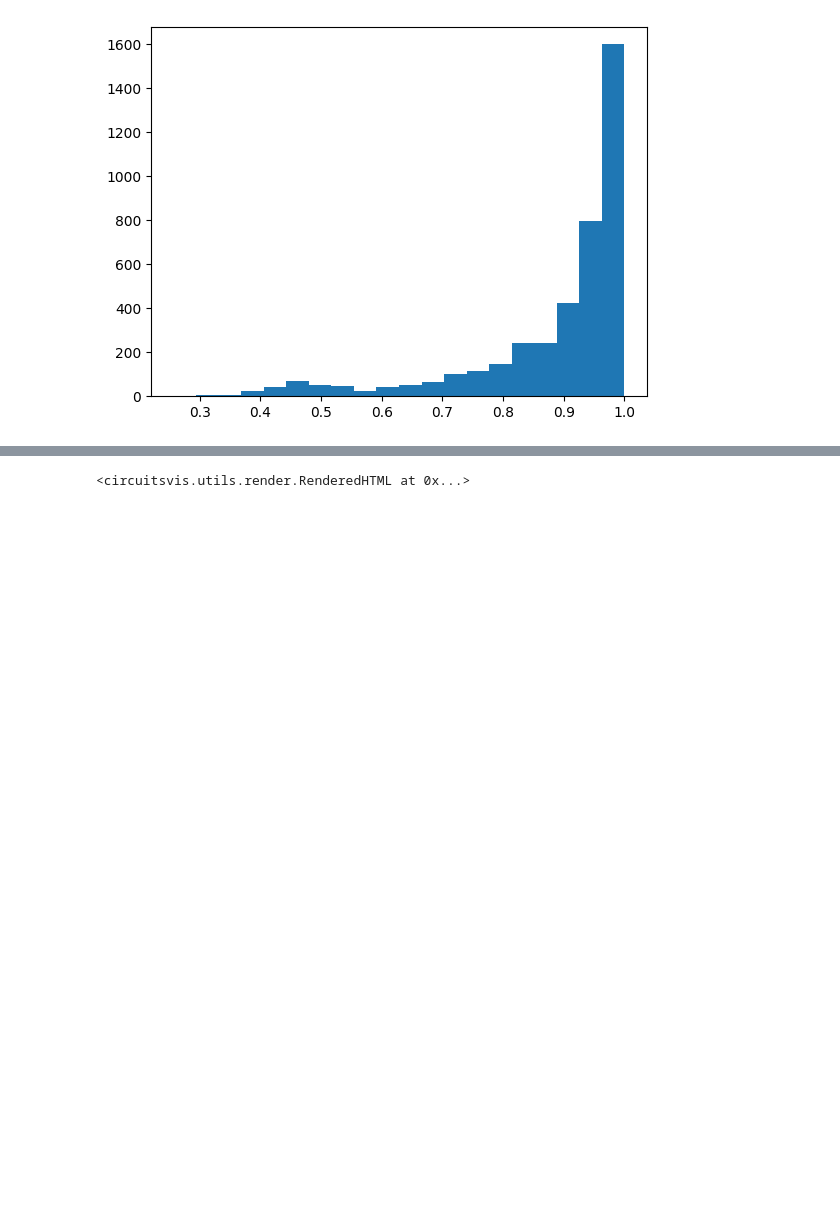
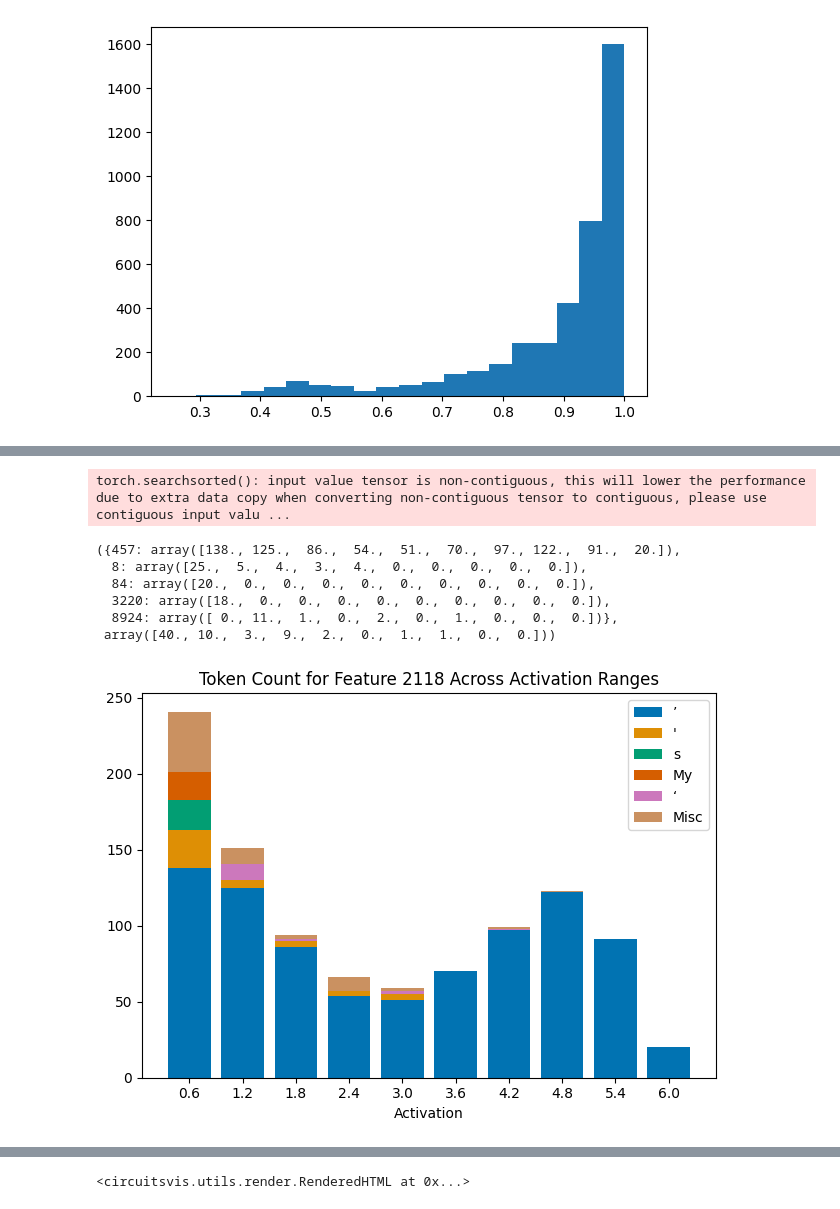
Before and after one commit to migerovitch/sparse_coding, a Jupyter notebook: case_studies.ipynb, the cells around one changed output, grey strips where cells are left out. Saved outputs shown, nothing was run; the diff lists cells and outputs as text; code cells hidden in the pictures; blank space fills up the shorter version.

Commit message:
added case studies initial graph

```diff
--- a/case_studies.ipynb
+++ b/case_studies.ipynb
@@ -405,3 +409,20 @@ def logit_lens(model, best_feature, smaller_dict, layer):
     top_text = model.to_str_tokens(topk_indices)
     print(f"{top_text}")
     print(topk_values)
+# %%
+feature_index = 2118
+best_feature_activations = dictionary_activations[:, feature_index]
+
+min_value = torch.min(best_feature_activations)
+max_value = torch.max(best_feature_activations)
+
+# Define the number of bins
+num_bins = 10
+
+# Calculate the bin boundaries as linear interpolation between min and max
+bin_boundaries = torch.linspace(min_value, max_value, num_bins + 1)
+
+# Assign each activation to its respective bin
+bins = torch.bucketize(best_feature_activations, bin_boundaries)
+# %% [output]
+torch.searchsorted(): input value tensor is non-contiguous, this will lower the performance due to extra data copy when converting non-contiguous tensor to contiguous, please use contiguous input valu ...
@@ -407,0 +462,49 @@ def logit_lens(model, best_feature, smaller_dict, layer):
+# %%
+token_dict, misc_count
+# %% [output]
+({457: array([138., 125.,  86.,  54.,  51.,  70.,  97., 122.,  91.,  20.]),
+  8: array([25.,  5.,  4.,  3.,  4.,  0.,  0.,  0.,  0.,  0.]),
+  84: array([20.,  0.,  0.,  0.,  0.,  0.,  0.,  0.,  0.,  0.]),
+  3220: array([18.,  0.,  0.,  0.,  0.,  0.,  0.,  0.,  0.,  0.]),
+  8924: array([ 0., 11.,  1.,  0.,  2.,  0.,  1.,  0.,  0.,  0.])},
+ array([40., 10.,  3.,  9.,  2.,  0.,  1.,  1.,  0.,  0.]))
+# %%
+import matplotlib.pyplot as plt
+import numpy as np
+import seaborn as sns
+
+# This line gets a palette of colors. 'deep' is just one of many palettes available.
+colors = sns.color_palette('colorblind', num_unique_tokens + 1)  # +1 for the 'Misc' bar
+
+
+# Set position of bars
+r = np.arange(num_bins)
+running_sum = np.zeros(num_bins)
+for i in range(num_unique_tokens):
+    token_id_name = max_tokens[i]
+    token_count_array = token_dict[token_id_name]
+    text_label = model.tokenizer.decode(token_id_name)
+    # if i == 0:
+    #     plt.bar(r, token_count_array, label=text_label)
+    # else:
+    #     # plt.bar(r, data2, bottom=data1, color='#66B2FF', label='data2')  # Stack on top of data1
+    plt.bar(r, token_count_array, bottom=running_sum, label=text_label, color=colors[i])  # Stack on top of data1+data2
+    running_sum += token_count_array
+plt.bar(r, misc_count, bottom=running_sum,  label='Misc', color=colors[-1])  # Stack on top of data1+data2
+
+# Title & Subtitle
+plt.title(f'Token Count for Feature {feature_index} Across Activation Ranges')
+
+# X axis
+plt.xlabel('Activation')
+# plt.xticks([r for r in range(num_bins)], bin_boundaries[1:])
+plt.xticks(r, [f"{val:.1f}" for val in bin_boundaries[1:]])
+
+# Legend
+plt.legend()
+
+# Show the plot
+plt.tight_layout()
+plt.show()
+# %% [output]
+[figure, added]
```
Also changed, not shown: parts of 14 cells of this notebook.
